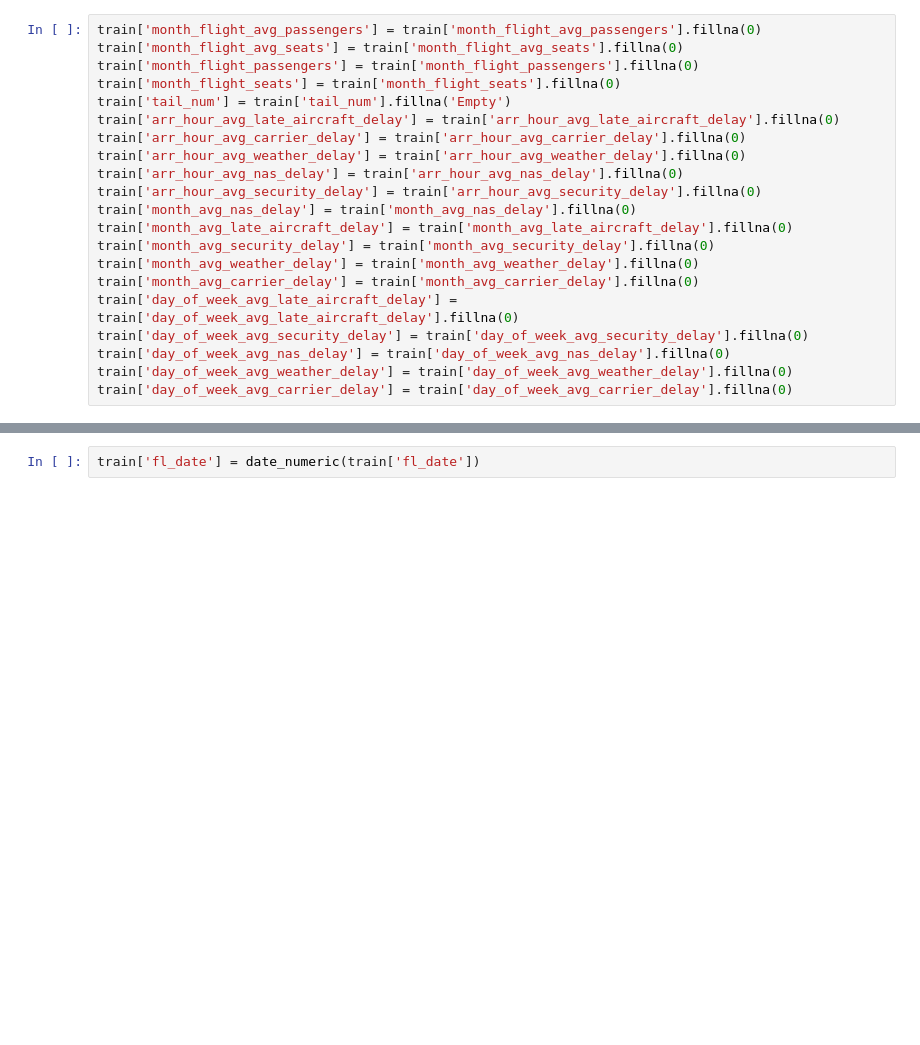
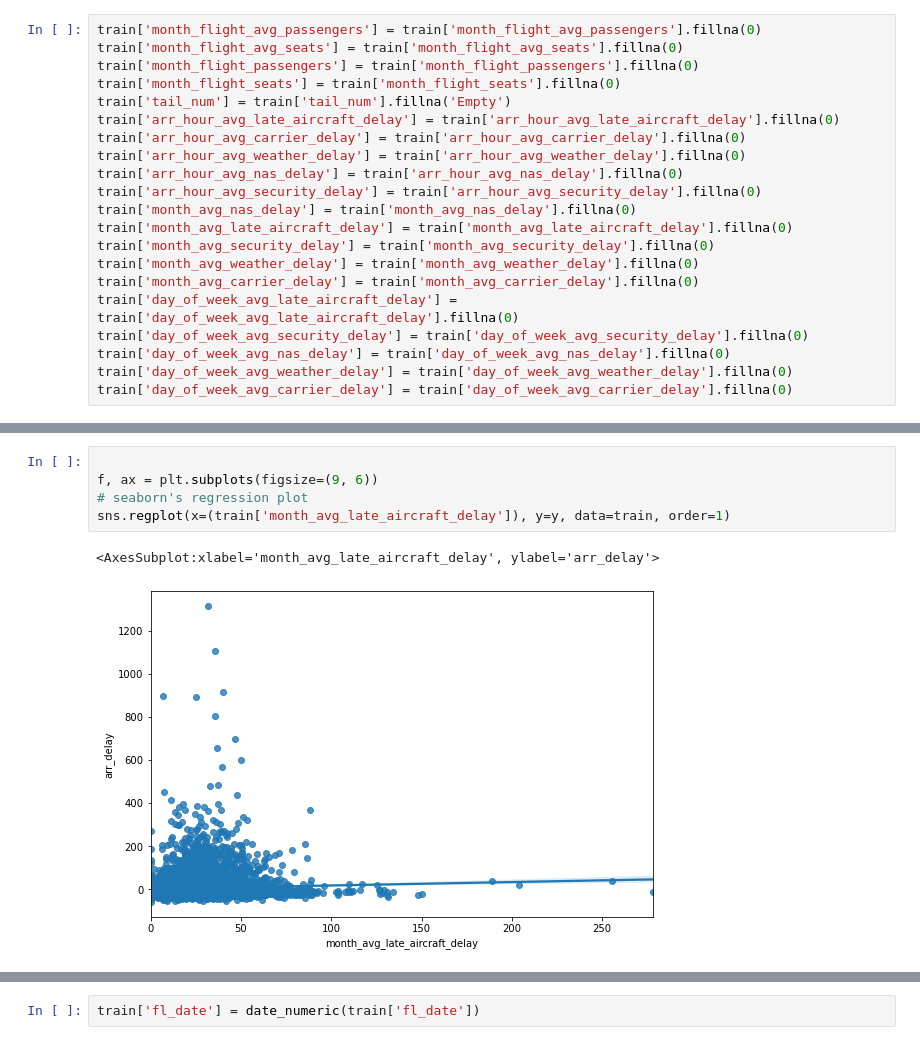
Before and after one commit to Zmek95/Flight_Delay_Predictor, a Jupyter notebook: modeling_aa.ipynb, the cells around one changed output, grey strips where cells are left out. Cells and saved outputs as stored; diff of their text form; blank space fills up the shorter version.

```diff
--- a/modeling_aa.ipynb
+++ b/modeling_aa.ipynb
@@ -287,0 +386,8 @@ missing_data.head(30)
+# %%
+
+f, ax = plt.subplots(figsize=(9, 6))
+# seaborn's regression plot
+sns.regplot(x=(train['month_avg_late_aircraft_delay']), y=y, data=train, order=1)
+# %% [output]
+<AxesSubplot:xlabel='month_avg_late_aircraft_delay', ylabel='arr_delay'>
+[figure, added]
```
Also changed, not shown: parts of 30 cells of this notebook, 2 other files.
